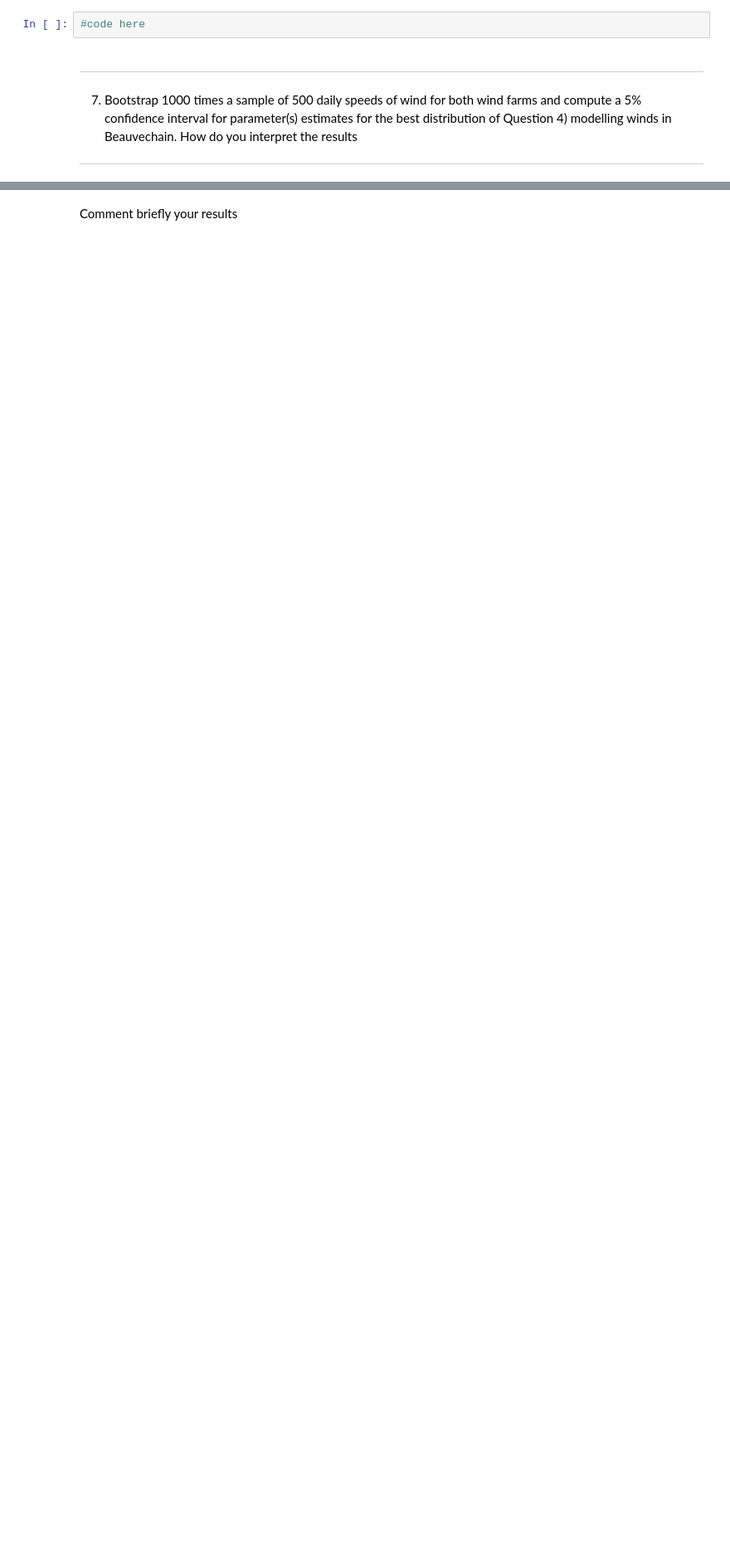
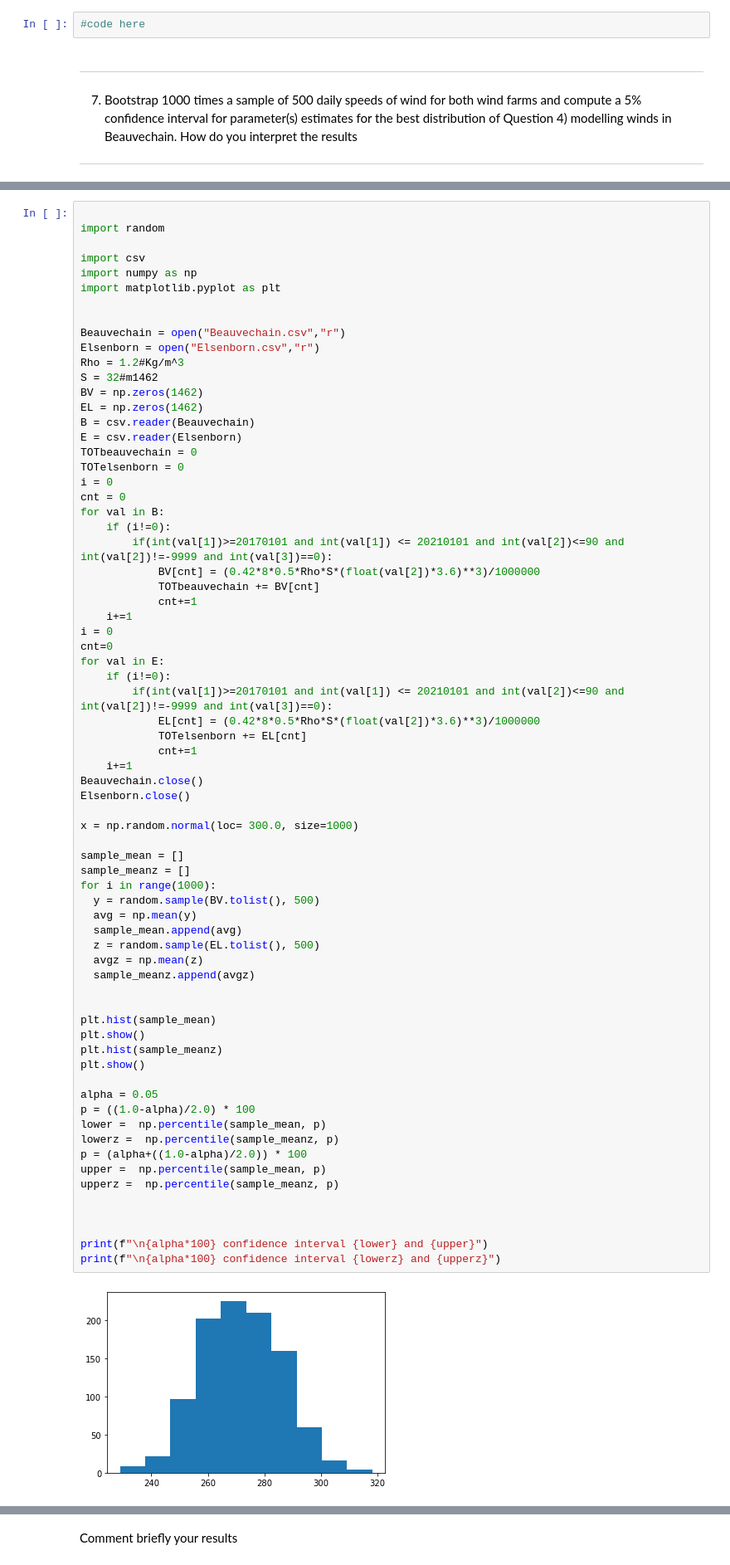
Before and after one commit to tautomobile/hackaton, a Jupyter notebook: hack1_without_code-2.ipynb, the cells around one changed output, grey strips where cells are left out. Shown at 83% size. Drawn from its saved outputs; the diff is of its cells as text; blank space fills up the shorter version.

```diff
--- a/hack1_without_code-2.ipynb
+++ b/hack1_without_code-2.ipynb
@@ -301,0 +302,72 @@ Comment briefly your results
+# %%
+
+import random
+
+import csv
+import numpy as np
+import matplotlib.pyplot as plt
+
+
+Beauvechain = open("Beauvechain.csv","r")
+Elsenborn = open("Elsenborn.csv","r")
+Rho = 1.2#Kg/m^3
+S = 32#m1462
+BV = np.zeros(1462)
+EL = np.zeros(1462)
+B = csv.reader(Beauvechain)
+E = csv.reader(Elsenborn)
+TOTbeauvechain = 0
+TOTelsenborn = 0
+i = 0
+cnt = 0
+for val in B:
+    if (i!=0):
+        if(int(val[1])>=20170101 and int(val[1]) <= 20210101 and int(val[2])<=90 and int(val[2])!=-9999 and int(val[3])==0):
+            BV[cnt] = (0.42*8*0.5*Rho*S*(float(val[2])*3.6)**3)/1000000
+            TOTbeauvechain += BV[cnt]
+            cnt+=1
+    i+=1
+i = 0
+cnt=0
+for val in E:
+    if (i!=0):
+        if(int(val[1])>=20170101 and int(val[1]) <= 20210101 and int(val[2])<=90 and int(val[2])!=-9999 and int(val[3])==0):
+            EL[cnt] = (0.42*8*0.5*Rho*S*(float(val[2])*3.6)**3)/1000000
+            TOTelsenborn += EL[cnt]
+            cnt+=1
+    i+=1
+Beauvechain.close()
+Elsenborn.close()
+
+x = np.random.normal(loc= 300.0, size=1000)
+
+sample_mean = []
+sample_meanz = []
+for i in range(1000):
+  y = random.sample(BV.tolist(), 500)
+  avg = np.mean(y)
+  sample_mean.append(avg)
+  z = random.sample(EL.tolist(), 500)
+  avgz = np.mean(z)
+  sample_meanz.append(avgz)
+
+
+plt.hist(sample_mean)
+plt.show()
+plt.hist(sample_meanz)
+plt.show()
+
+alpha = 0.05
+p = ((1.0-alpha)/2.0) * 100
+lower =  np.percentile(sample_mean, p)
+lowerz =  np.percentile(sample_meanz, p)
+p = (alpha+((1.0-alpha)/2.0)) * 100
+upper =  np.percentile(sample_mean, p)
+upperz =  np.percentile(sample_meanz, p)
+
+
+
+print(f"\n{alpha*100} confidence interval {lower} and {upper}")
+print(f"\n{alpha*100} confidence interval {lowerz} and {upperz}")
+# %% [output]
+[figure, added]
```
Also changed, not shown: parts of 3 cells of this notebook.
